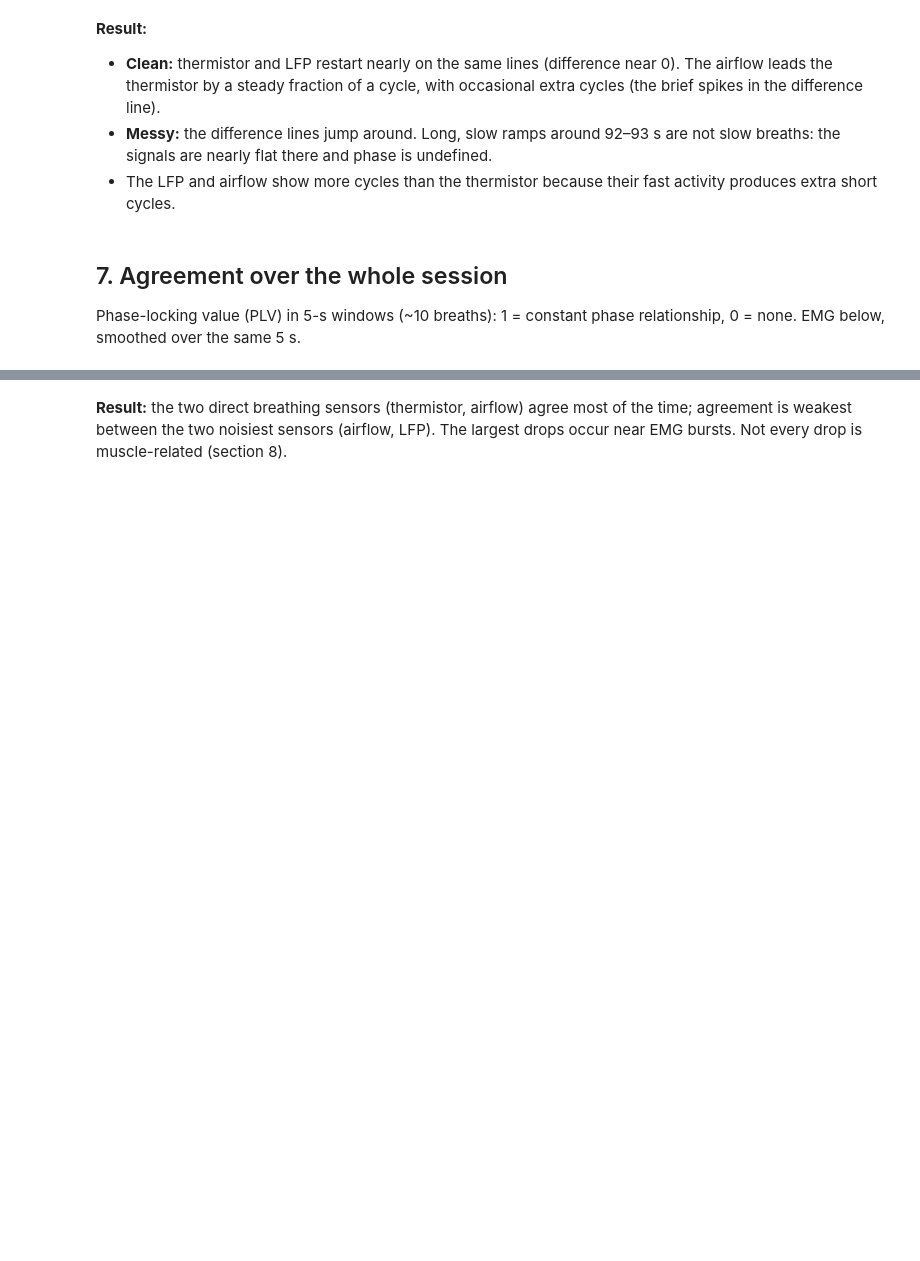
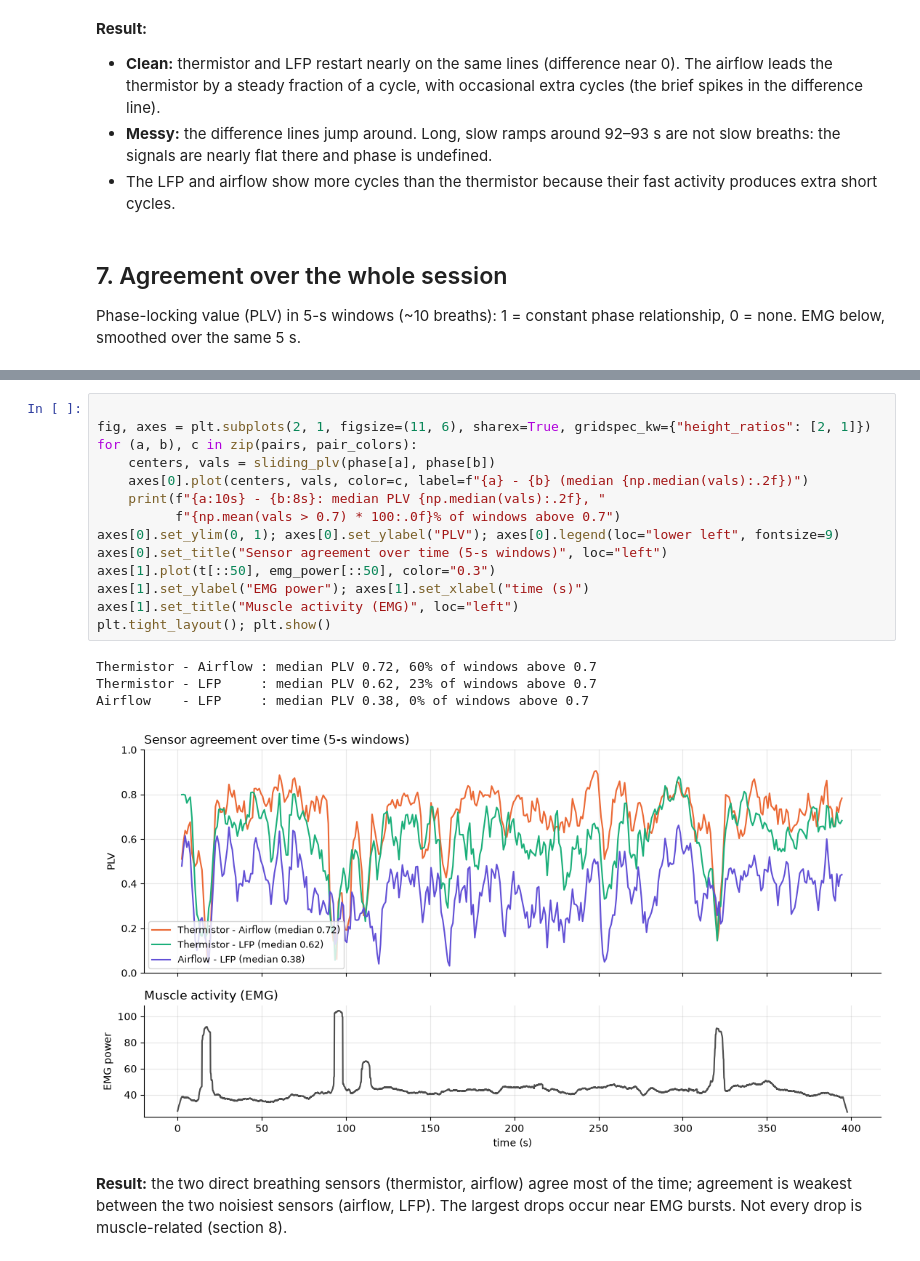
Before and after one commit to FelixYUFENGSU/IBL-research, a Jupyter notebook: pipeline/PipelineStruct.ipynb, the cells around one changed output, grey strips where cells are left out. Drawn from its saved outputs; the diff is of its cells as text; blank space fills up the shorter version.

```diff
--- a/pipeline/PipelineStruct.ipynb
+++ b/pipeline/PipelineStruct.ipynb
@@ -186,3 +211,22 @@ plt.tight_layout(); plt.show()
+# %%
+
+fig, axes = plt.subplots(2, 1, figsize=(11, 6), sharex=True, gridspec_kw={"height_ratios": [2, 1]})
+for (a, b), c in zip(pairs, pair_colors):
+    centers, vals = sliding_plv(phase[a], phase[b])
+    axes[0].plot(centers, vals, color=c, label=f"{a} - {b} (median {np.median(vals):.2f})")
+    print(f"{a:10s} - {b:8s}: median PLV {np.median(vals):.2f}, "
+          f"{np.mean(vals > 0.7) * 100:.0f}% of windows above 0.7")
+axes[0].set_ylim(0, 1); axes[0].set_ylabel("PLV"); axes[0].legend(loc="lower left", fontsize=9)
+axes[0].set_title("Sensor agreement over time (5-s windows)", loc="left")
+axes[1].plot(t[::50], emg_power[::50], color="0.3")
+axes[1].set_ylabel("EMG power"); axes[1].set_xlabel("time (s)")
+axes[1].set_title("Muscle activity (EMG)", loc="left")
+plt.tight_layout(); plt.show()
+# %% [output]
+Thermistor - Airflow : median PLV 0.72, 60% of windows above 0.7
+Thermistor - LFP     : median PLV 0.62, 23% of windows above 0.7
+Airflow    - LFP     : median PLV 0.38, 0% of windows above 0.7
+[figure, added]
 # %% [markdown]
 **Result:** the two direct breathing sensors (thermistor, airflow) agree most of the time; agreement is weakest between the two noisiest sensors (airflow, LFP). The largest drops occur near EMG bursts. Not every drop is muscle-related (section 8).
 # %% [markdown]
```
Also changed, not shown: parts of 12 cells of this notebook.
